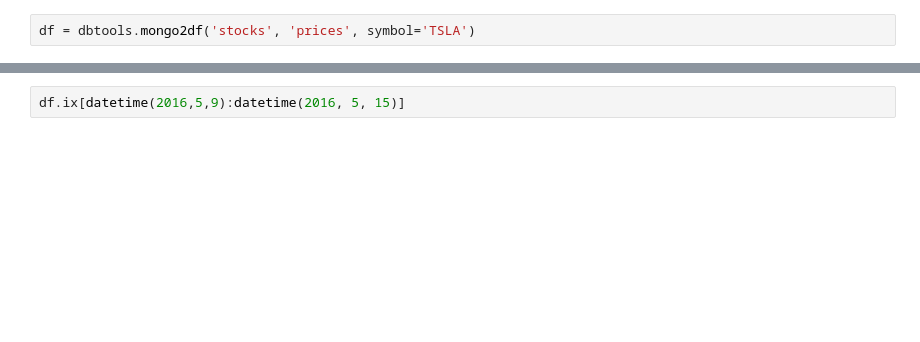
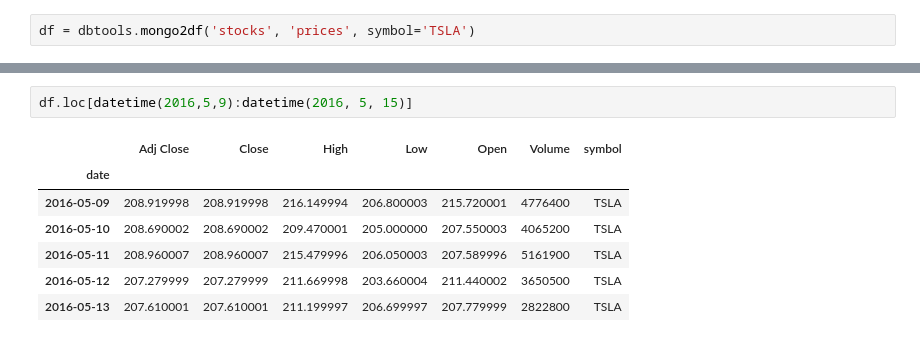
Before and after one commit to victorgau/dbtools, a Jupyter notebook: Testing dbtools.ipynb, the cells around one changed output, grey strips where cells are left out. Drawn from its saved outputs; the diff is of its cells as text; blank space fills up the shorter version.

```diff
--- a/Testing dbtools.ipynb
+++ b/Testing dbtools.ipynb
@@ -32,2 +38,10 @@ df[['Close', 'Volume']].plot(subplots=True)
 # %%
-df.ix[datetime(2016,5,9):datetime(2016, 5, 15)]
+df.loc[datetime(2016,5,9):datetime(2016, 5, 15)]
+# %% [output]
+|  | Adj Close | Close | High | Low | Open | Volume | symbol |
+| date |  |  |  |  |  |  |  |
+| 2016-05-09 | 208.919998 | 208.919998 | 216.149994 | 206.800003 | 215.720001 | 4776400 | TSLA |
+| 2016-05-10 | 208.690002 | 208.690002 | 209.470001 | 205.000000 | 207.550003 | 4065200 | TSLA |
+| 2016-05-11 | 208.960007 | 208.960007 | 215.479996 | 206.050003 | 207.589996 | 5161900 | TSLA |
+| 2016-05-12 | 207.279999 | 207.279999 | 211.669998 | 203.660004 | 211.440002 | 3650500 | TSLA |
+| 2016-05-13 | 207.610001 | 207.610001 | 211.199997 | 206.699997 | 207.779999 | 2822800 | TSLA |
```
Also changed, not shown: parts of 4 cells of this notebook, 1 other file.
